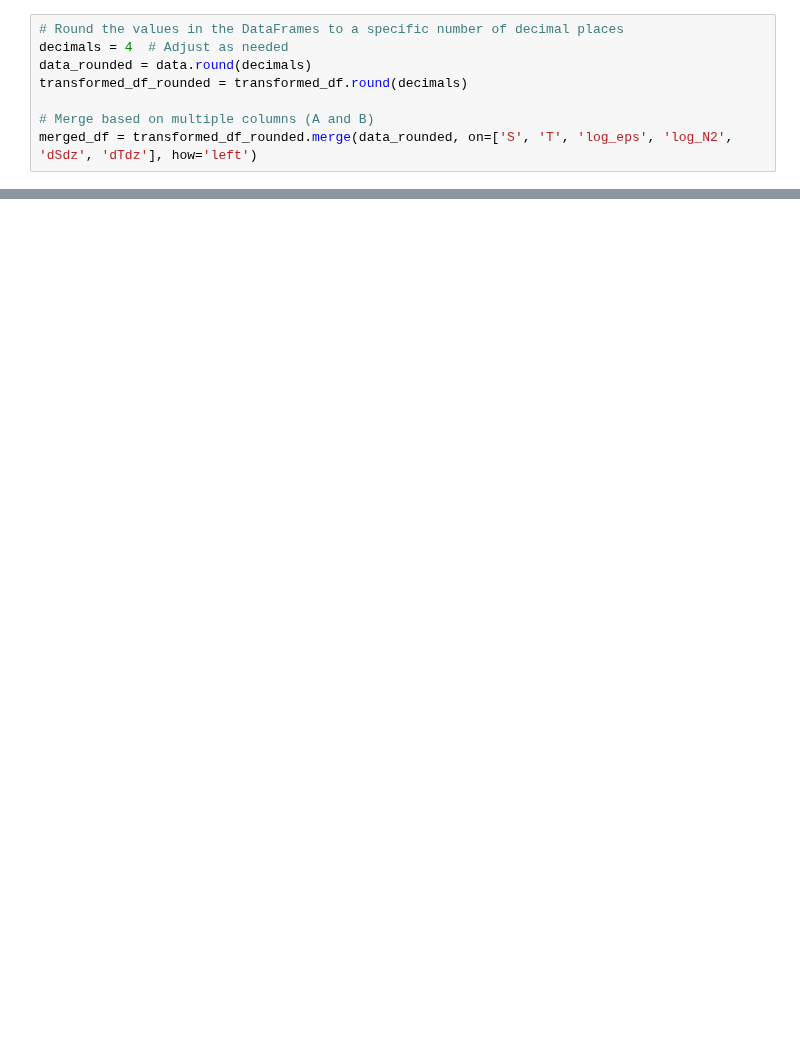
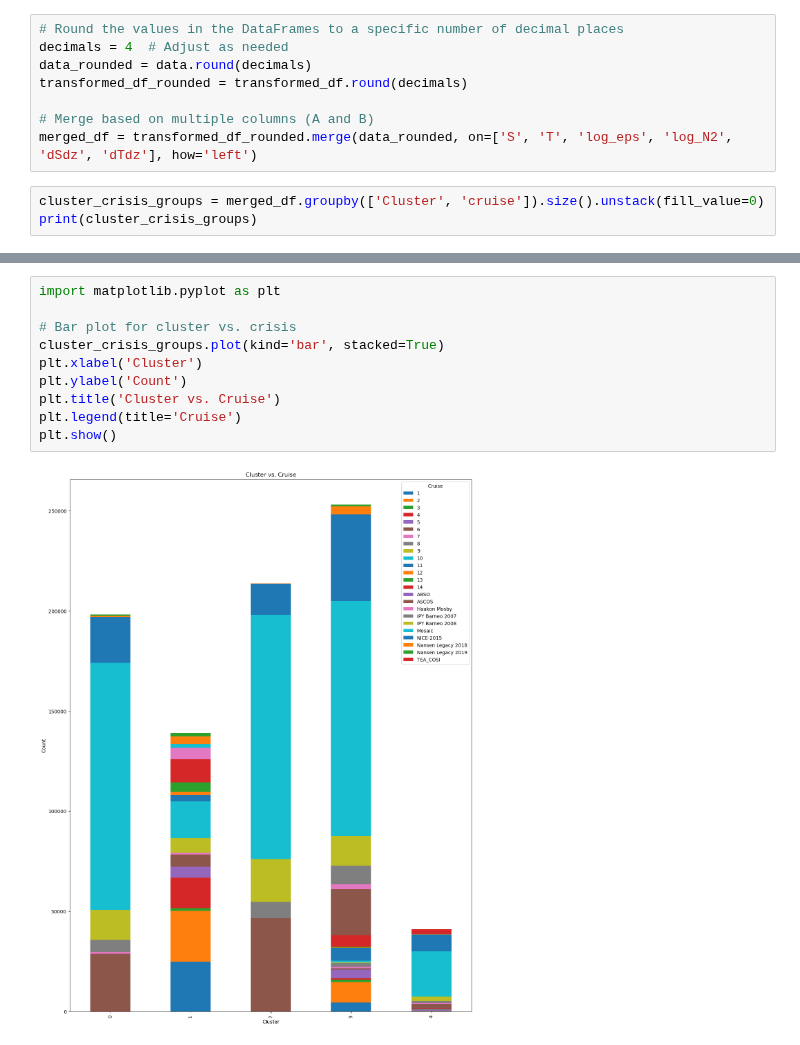
Before and after one commit to lisanneblok/ArcticTurbulence, a Jupyter notebook: notebooks/Clustering/k-clustering.ipynb, the cells around one changed output, grey strips where cells are left out. Drawn from its saved outputs; the diff is of its cells as text; blank space fills up the shorter version.

```diff
--- a/notebooks/Clustering/k-clustering.ipynb
+++ b/notebooks/Clustering/k-clustering.ipynb
@@ -185,3 +186,6 @@ transformed_df_rounded = transformed_df.round(decimals)
 
 # Merge based on multiple columns (A and B)
 merged_df = transformed_df_rounded.merge(data_rounded, on=['S', 'T', 'log_eps', 'log_N2', 'dSdz', 'dTdz'], how='left')
+# %%
+cluster_crisis_groups = merged_df.groupby(['Cluster', 'cruise']).size().unstack(fill_value=0)
+print(cluster_crisis_groups)
@@ -187,0 +210,12 @@ merged_df = transformed_df_rounded.merge(data_rounded, on=['S', 'T', 'log_eps',
+# %%
+import matplotlib.pyplot as plt
+
+# Bar plot for cluster vs. crisis
+cluster_crisis_groups.plot(kind='bar', stacked=True)
+plt.xlabel('Cluster')
+plt.ylabel('Count')
+plt.title('Cluster vs. Cruise')
+plt.legend(title='Cruise')
+plt.show()
+# %% [output]
+[figure, added]
```
Also changed, not shown: parts of 27 cells of this notebook, 1 other file.
